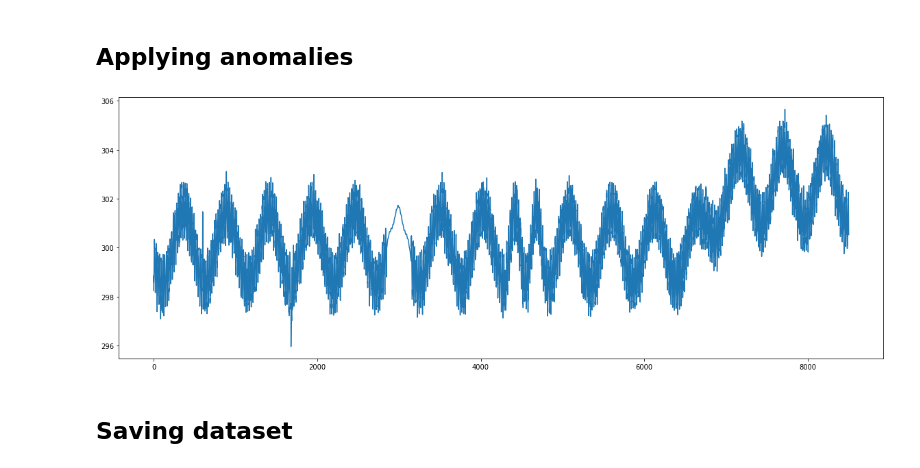
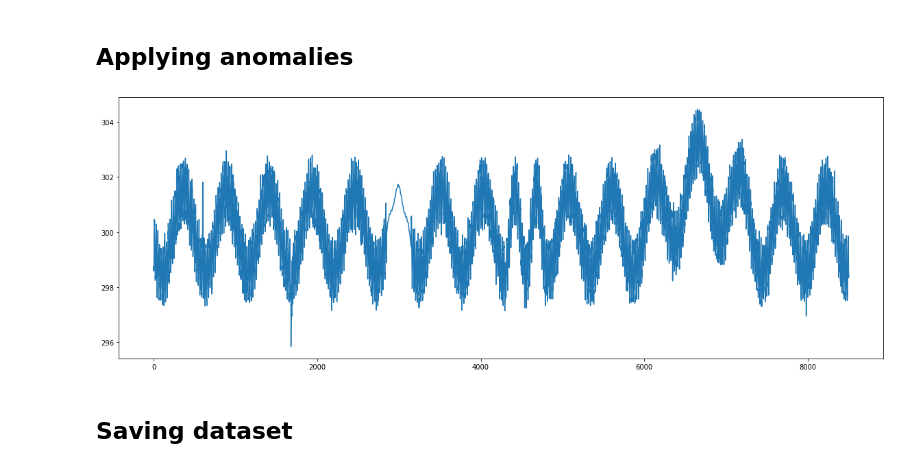
Before and after one commit to Stashq/TS-Forecasting, a Jupyter notebook: notebooks/generate_dataset.ipynb, the cells around one changed output. Cells and saved outputs as stored; diff of their text form; code cells hidden in the pictures.

Commit message:
Plotting anomaly score

```diff
--- a/notebooks/generate_dataset.ipynb
+++ b/notebooks/generate_dataset.ipynb
@@ -48,28 +48,29 @@ a_seasonal_const = generate_data(start=7800, len_=500, lambdas=[0.3, 2*0.012], a
 # %%
 y = y_const.copy()
 
 # Point anomalies
 # global
 y[1680:1690] += np.full(10, -2)
 # contextual
 y[600:605] += np.full(5, 2.5)
 
 # Patter-wise anomalies
 # shape
 y[2850:3150] = generate_data(start=6800, len_=300, lambdas=[0.3, 0.05, 0.012], amplitudes=[0.04, 0.2, 1.5], shift=300, noise_sig=0.0)
 # y[1800:2100] = np.concatenate([np.linspace(300, 301.5, 80), np.linspace(301.5, 302, 40), np.linspace(302, 301.7, 50), np.linspace(301.7, 299.5, 130)])
 # seasonality
 y[4300:4800] = a_seasonal_const
 # trend
-y[6700:7000] += np.linspace(0, 3, 300)
-y[7000:] += 2.5
+y[6000:6700] += np.linspace(0, 2, 700)
+y[6700:7400] += np.linspace(2, 0, 700)
+# y[7000:] += 2.5
 
 
 fig = plt.figure(figsize=(20, 7))
 ax = fig.add_subplot(111)
 ax.plot(np.arange(len_), y);
 # %% [output]
-[figure, old version]
+[figure, new version]
 # %% [markdown]
 ## Saving dataset
 # %%
```
Also changed, not shown: parts of 1 cell of this notebook, 7 other files.
